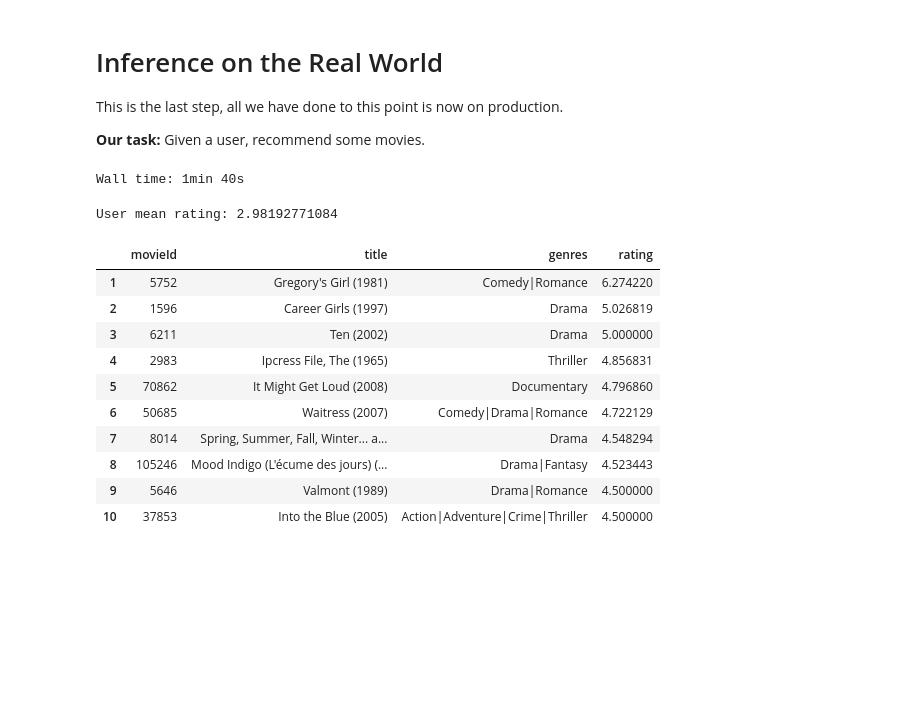
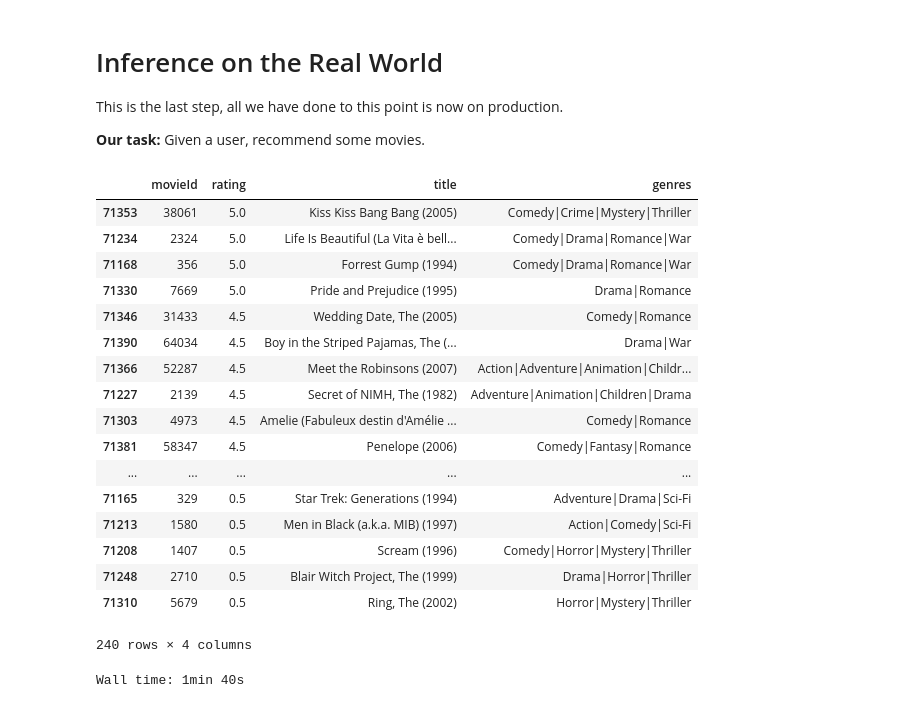
Before and after one commit to offchan42/item-based-recommender-system, a Jupyter notebook: item-based-recommender-system.ipynb, the cells around one changed output. Saved outputs shown, nothing was run; the diff lists cells and outputs as text; code cells hidden in the pictures; blank space fills up the shorter version.

Commit message:
Show movies the user have rated

```diff
--- a/item-based-recommender-system.ipynb
+++ b/item-based-recommender-system.ipynb
@@ -544,24 +544,41 @@ This is the last step, all we have done to this point is now on production.
 # %%
 # choose a user_id from the data
 user_id = 500
+# %%
+# we are tring to show what movies the user have rated in the past
+# we are going to sort the records by rating,
+# so we can compare the result to the recommendation provided by the system visually
+def get_ratings_of_user(user_id):
+    user_records = data_train.loc[data_train['userId'] == user_id].sort_values(by='rating', ascending=False)
+    user_records.drop(['userId', 'meanCenteredRating'], axis=1, inplace=True)
+    get_movie = lambda movie_id: movie_df.loc[movie_df['movieId'] == movie_id].iloc[0]
+    user_records['title'] = user_records['movieId'].apply(lambda movie_id: get_movie(movie_id)['title'])
+    user_records['genres'] = user_records['movieId'].apply(lambda movie_id: get_movie(movie_id)['genres'])
+    return user_records
+
+get_ratings_of_user(user_id)
+# %% [output]
+|  | movieId | rating | title | genres |
+| 71353 | 38061 | 5.0 | Kiss Kiss Bang Bang (2005) | Comedy|Crime|Mystery|Thriller |
+| 71234 | 2324 | 5.0 | Life Is Beautiful (La Vita è bell... | Comedy|Drama|Romance|War |
+| 71168 | 356 | 5.0 | Forrest Gump (1994) | Comedy|Drama|Romance|War |
+| 71330 | 7669 | 5.0 | Pride and Prejudice (1995) | Drama|Romance |
+| 71346 | 31433 | 4.5 | Wedding Date, The (2005) | Comedy|Romance |
+| 71390 | 64034 | 4.5 | Boy in the Striped Pajamas, The (... | Drama|War |
+| 71366 | 52287 | 4.5 | Meet the Robinsons (2007) | Action|Adventure|Animation|Childr... |
+| 71227 | 2139 | 4.5 | Secret of NIMH, The (1982) | Adventure|Animation|Children|Drama |
+| 71303 | 4973 | 4.5 | Amelie (Fabuleux destin d'Amélie ... | Comedy|Romance |
+| 71381 | 58347 | 4.5 | Penelope (2006) | Comedy|Fantasy|Romance |
+| ... | ... | ... | ... | ... |
+| 71165 | 329 | 0.5 | Star Trek: Generations (1994) | Adventure|Drama|Sci-Fi |
+| 71213 | 1580 | 0.5 | Men in Black (a.k.a. MIB) (1997) | Action|Comedy|Sci-Fi |
+| 71208 | 1407 | 0.5 | Scream (1996) | Comedy|Horror|Mystery|Thriller |
+| 71248 | 2710 | 0.5 | Blair Witch Project, The (1999) | Drama|Horror|Thriller |
+| 71310 | 5679 | 0.5 | Ring, The (2002) | Horror|Mystery|Thriller |
+240 rows × 4 columns
 # %%
 %%time
 user_row = user2row[user_id]
 scores_argsort, scores_sort = recommend(train_ratings, user_row, best_sim_threshold)
 # %% [output]
 Wall time: 1min 40s
-# %%
-recommend_msg(user_row, scores_argsort, scores_sort, how_many=10)
-# %% [output]
-User mean rating: 2.98192771084
-|  | movieId | title | genres | rating |
-| 1 | 5752 | Gregory's Girl (1981) | Comedy|Romance | 6.274220 |
-| 2 | 1596 | Career Girls (1997) | Drama | 5.026819 |
-| 3 | 6211 | Ten (2002) | Drama | 5.000000 |
-| 4 | 2983 | Ipcress File, The (1965) | Thriller | 4.856831 |
-| 5 | 70862 | It Might Get Loud (2008) | Documentary | 4.796860 |
-| 6 | 50685 | Waitress (2007) | Comedy|Drama|Romance | 4.722129 |
-| 7 | 8014 | Spring, Summer, Fall, Winter... a... | Drama | 4.548294 |
-| 8 | 105246 | Mood Indigo (L'écume des jours) (... | Drama|Fantasy | 4.523443 |
-| 9 | 5646 | Valmont (1989) | Drama|Romance | 4.500000 |
-| 10 | 37853 | Into the Blue (2005) | Action|Adventure|Crime|Thriller | 4.500000 |
```
Also changed, not shown: parts of 1 cell of this notebook.
